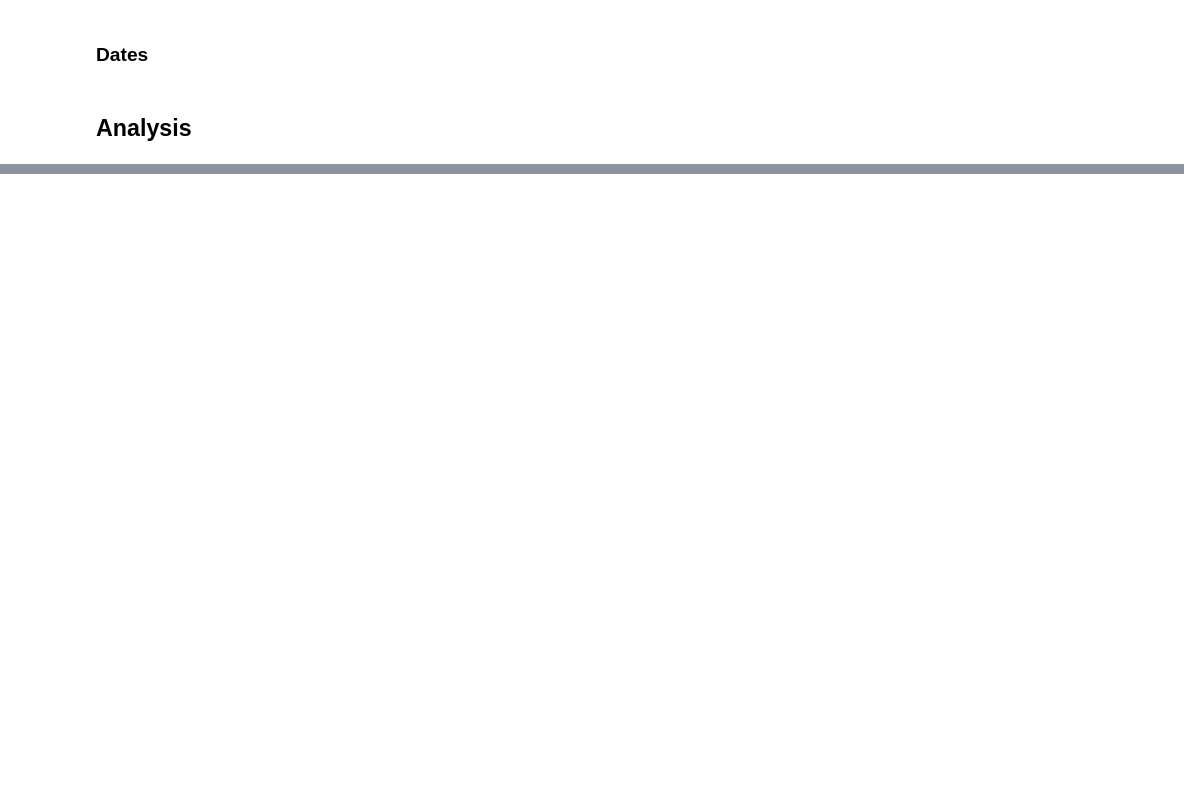
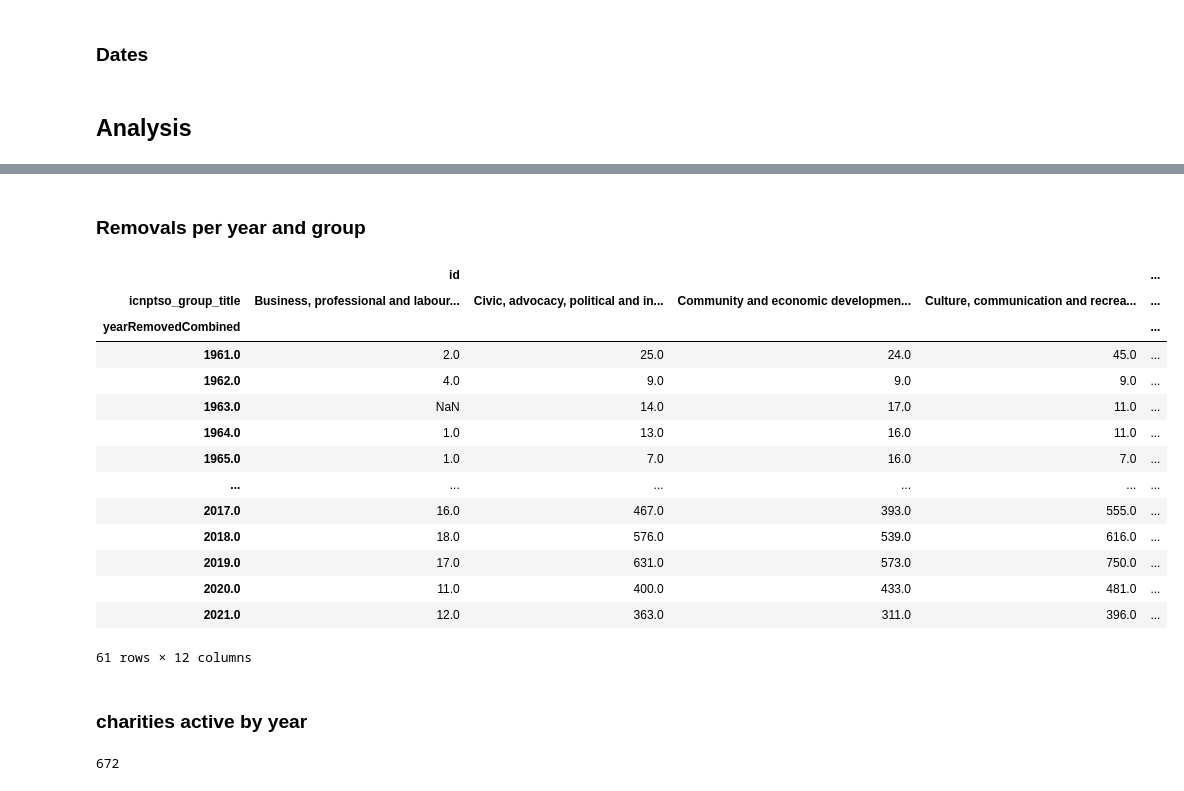
Before and after one commit to Lisa-Ho/small-data-projects, a Jupyter notebook: notebooks/Charity-classification-analysis.ipynb, the cells around one changed output, grey strips where cells are left out. Drawn from its saved outputs; the diff is of its cells as text; code cells hidden in the pictures; blank space fills up the shorter version.

```diff
--- a/notebooks/Charity-classification-analysis.ipynb
+++ b/notebooks/Charity-classification-analysis.ipynb
@@ -116,0 +157,28 @@ df["yearRegistered"] = df["dateRegistered"].dt.year
+# %% [markdown]
+### Removals per year and group
+# %%
+table = df.groupby(["yearRemovedCombined", "icnptso_group_title"])["id"].count()
+table = pd.DataFrame(table).unstack()
+
+#export table
+table.to_csv(os.path.join(root, "data\\processed\\removals-by-year-combined-icnptso.csv"))
+
+table
+# %% [output]
+|  | id |  |  |  | ... |
+| icnptso_group_title | Business, professional and labour... | Civic, advocacy, political and in... | Community and economic developmen... | Culture, communication and recrea... | ... |
+| yearRemovedCombined |  |  |  |  | ... |
+| 1961.0 | 2.0 | 25.0 | 24.0 | 45.0 | ... |
+| 1962.0 | 4.0 | 9.0 | 9.0 | 9.0 | ... |
+| 1963.0 | NaN | 14.0 | 17.0 | 11.0 | ... |
+| 1964.0 | 1.0 | 13.0 | 16.0 | 11.0 | ... |
+| 1965.0 | 1.0 | 7.0 | 16.0 | 7.0 | ... |
+| ... | ... | ... | ... | ... | ... |
+| 2017.0 | 16.0 | 467.0 | 393.0 | 555.0 | ... |
+| 2018.0 | 18.0 | 576.0 | 539.0 | 616.0 | ... |
+| 2019.0 | 17.0 | 631.0 | 573.0 | 750.0 | ... |
+| 2020.0 | 11.0 | 400.0 | 433.0 | 481.0 | ... |
+| 2021.0 | 12.0 | 363.0 | 311.0 | 396.0 | ... |
+61 rows × 12 columns
+# %% [markdown]
+### charities active by year
@@ -116,0 +187,5 @@ df["yearRegistered"] = df["dateRegistered"].dt.year
+# %%
+
+sum((df["yearRegistered"]<= 1960) & ( df["yearRemoved"] > 1960 | df["yearRemoved"].isna()))
+# %% [output]
+672
```
Also changed, not shown: parts of 9 cells of this notebook.
